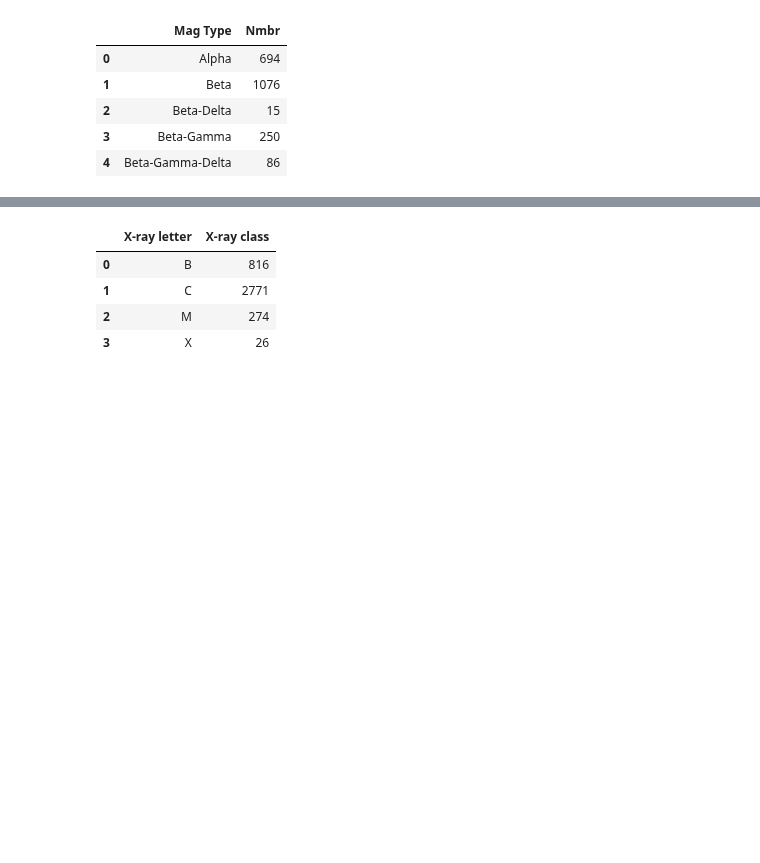
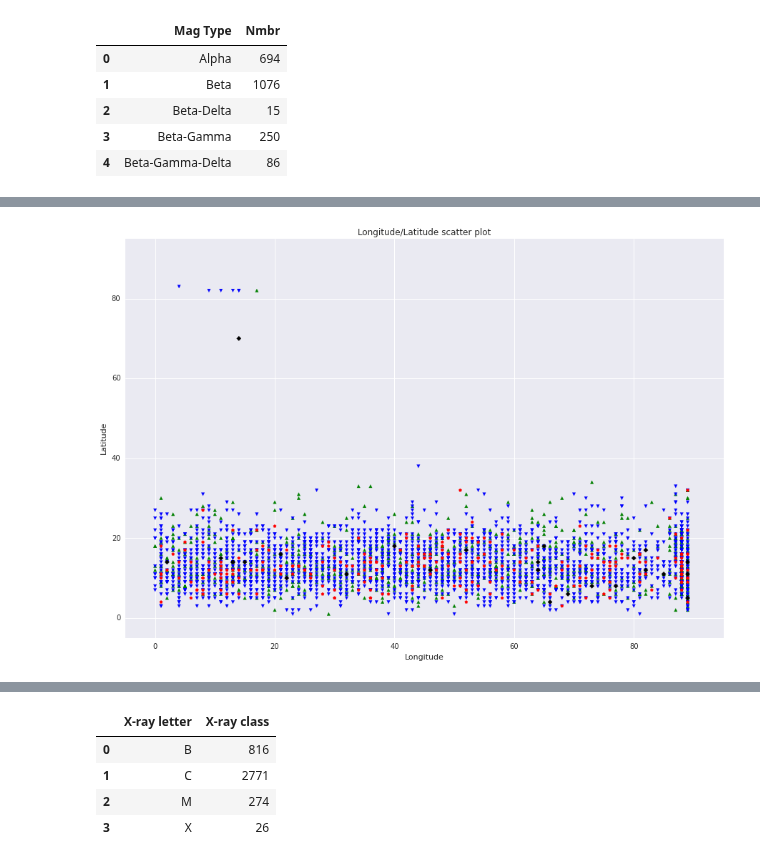
Before and after one commit to Nschanche/Flare_peaks, a Jupyter notebook: flare_project.ipynb, the cells around one changed output, grey strips where cells are left out. Cells and saved outputs as stored; diff of their text form; code cells hidden in the pictures; blank space fills up the shorter version.

Commit message:
Longitude and Latitude scatter by X ray class type.
+preparing data for time comparison by X ray class type.

```diff
--- a/flare_project.ipynb
+++ b/flare_project.ipynb
@@ -428,3 +429,9 @@ recent_flare_catalog.head()
 | 2 | 75700 | 2013/01/01 14:26 | 2013/01/01 14:56 | 2013/01/01 14:38 | N09W89 | B5.2 | 992 | 168 | ... |
 | 3 | 75710 | 2013/01/01 15:53 | 2013/01/01 16:07 | 2013/01/01 15:58 | N26W03 | B6.2 | 56 | 479 | ... |
 | 4 | 75720 | 2013/01/01 22:52 | 2013/01/01 23:01 | 2013/01/01 22:58 | N26W07 | B4.7 | 114 | 477 | ... |
+# %%
+#Latitude and longitude per type.
+
+ll_df = recent_flare_catalog[['latitude','longitude']].astype(float)
+ll_df['X-ray letter'] = recent_flare_catalog['X-ray letter']
+ll_df.reset_index(0)
@@ -430,0 +448,55 @@ recent_flare_catalog.head()
+# %%
+#scatter plot which will represent the location in latitude and longitude values.
+#legend :
+#green hat (^) - B class X ray
+#blue v (v) - C class X ray
+#red circle (p) - M class X ray
+#black diamond (D) - X class X ray
+
+B_lat = []
+B_long = []
+C_lat = []
+C_long = []
+M_lat = []
+M_long = []
+X_lat = []
+X_long = []
+
+for index,row in ll_df.iterrows():
+    xray = row['X-ray letter']
+    if(xray == 'B'):
+        B_lat.append(row['latitude'])
+        B_long.append(row['longitude'])
+    if(xray == 'C'):
+        C_lat.append(row['latitude'])
+        C_long.append(row['longitude'])
+    if(xray == 'M'):
+        M_lat.append(row['latitude'])
+        M_long.append(row['longitude'])
+    if(xray == 'X'):
+        X_lat.append(row['latitude'])
+        X_long.append(row['longitude'])
+
+
+import matplotlib.pyplot as plt
+import random
+
+# Figure object.
+fig = plt.figure(figsize=(15, 10))
+# Axes object.
+ax = fig.add_subplot(1,1,1)
+# Plot the data.
+ax.scatter(B_long, B_lat, color="green", marker="^")
+ax.scatter(C_long, C_lat, color="blue", marker="v")
+ax.scatter(M_long, M_lat, color="red", marker="p")
+ax.scatter(X_long, X_lat, color="black", marker="D")
+# title.
+ax.set_title("Longitude/Latitude scatter plot")
+# axis labels.
+ax.set_xlabel('Longitude')
+ax.set_ylabel('Latitude')
+ax.axis([-5,95,-5,95])
+# Produce an image.
+fig.show()
+# %% [output]
+[figure, added]
```
Also changed, not shown: parts of 6 cells of this notebook.
